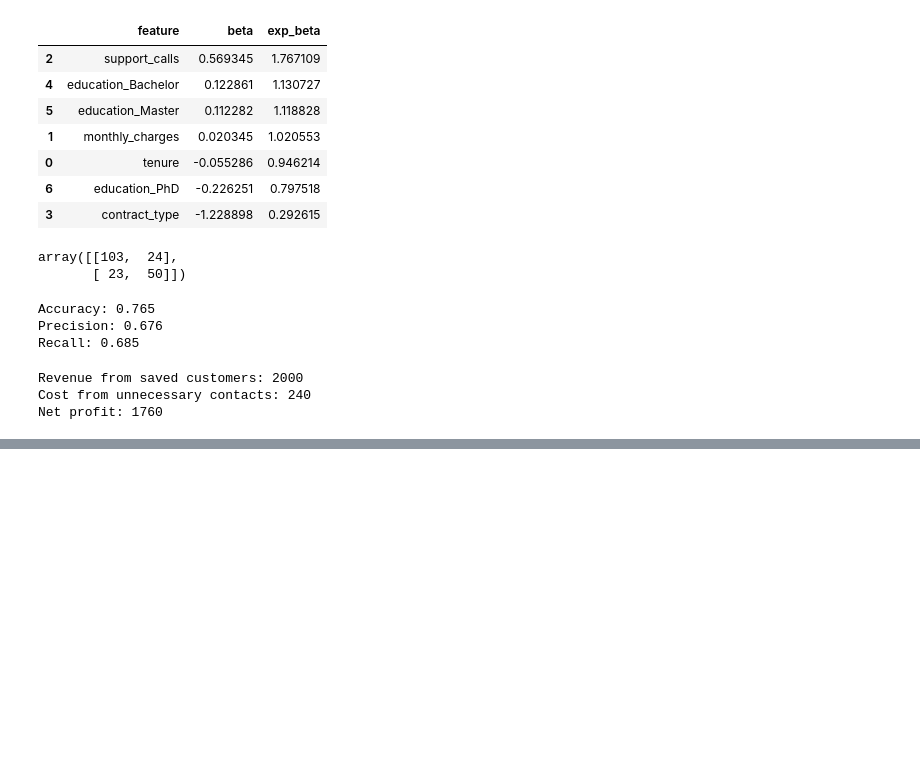
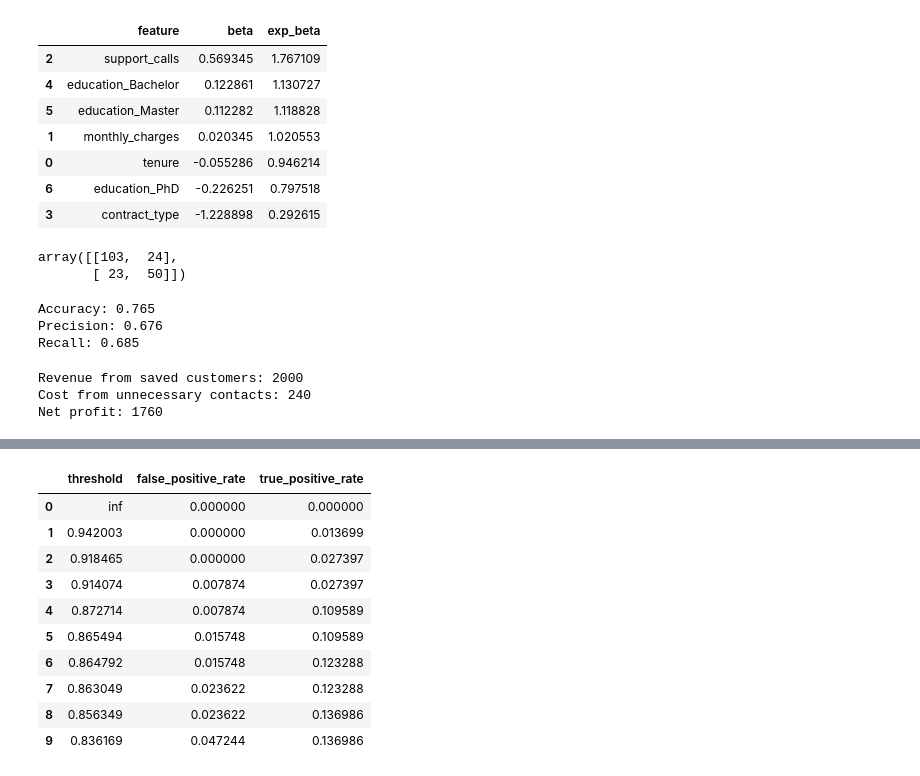
Before and after one commit to marihay1999-cmd/data_analytics_with_python, a Jupyter notebook: notebooks/18_Logistic_regression.ipynb, the cells around one changed output, grey strips where cells are left out. Cells and saved outputs as stored; diff of their text form; code cells hidden in the pictures; blank space fills up the shorter version.

```diff
--- a/notebooks/18_Logistic_regression.ipynb
+++ b/notebooks/18_Logistic_regression.ipynb
@@ -345,0 +367,21 @@ Net profit: 1760
+# %%
+#Threshold Table from ROC Curve
+roc_threshold_table = pd.DataFrame({
+    "threshold": thresholds,
+    "false_positive_rate": fpr,
+    "true_positive_rate": tpr
+})
+
+roc_threshold_table.head(10)
+# %% [output]
+|  | threshold | false_positive_rate | true_positive_rate |
+| 0 | inf | 0.000000 | 0.000000 |
+| 1 | 0.942003 | 0.000000 | 0.013699 |
+| 2 | 0.918465 | 0.000000 | 0.027397 |
+| 3 | 0.914074 | 0.007874 | 0.027397 |
+| 4 | 0.872714 | 0.007874 | 0.109589 |
+| 5 | 0.865494 | 0.015748 | 0.109589 |
+| 6 | 0.864792 | 0.015748 | 0.123288 |
+| 7 | 0.863049 | 0.023622 | 0.123288 |
+| 8 | 0.856349 | 0.023622 | 0.136986 |
+| 9 | 0.836169 | 0.047244 | 0.136986 |
```
Also changed, not shown: parts of 1 cell of this notebook.
